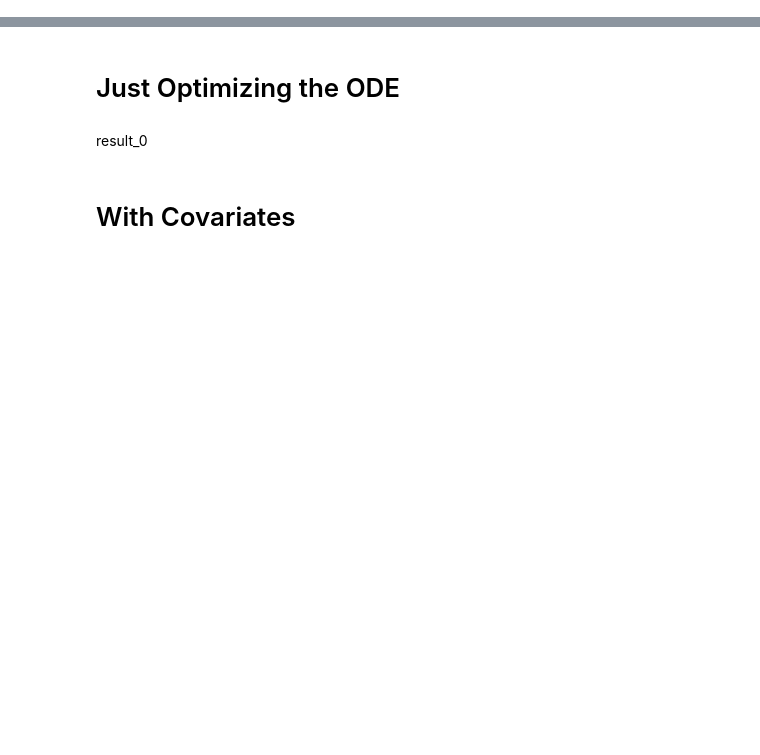
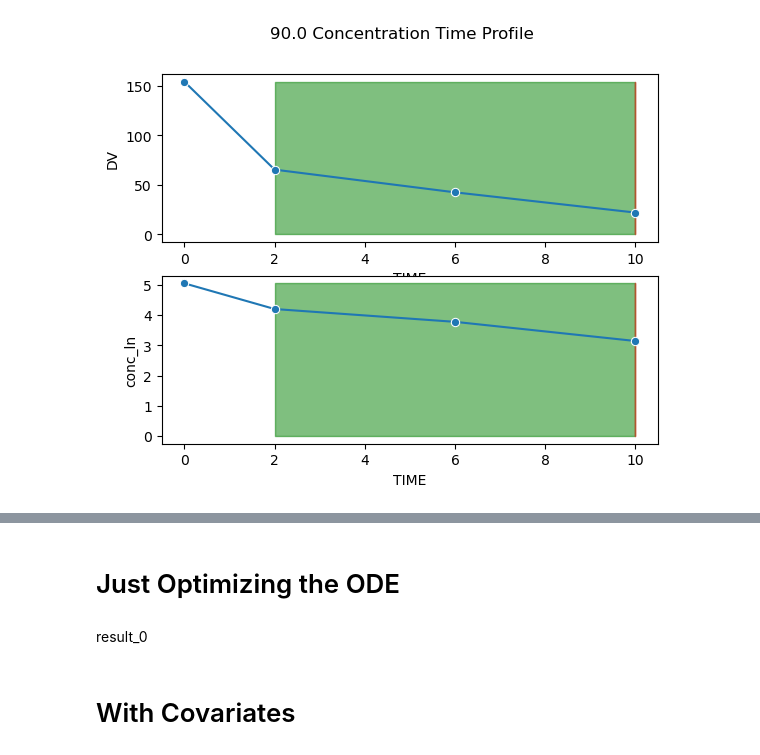
Before and after one commit to kelleyjbrady/NiceODE, a Jupyter notebook: t_0atDV_max_ode_solver_r.ipynb, the cells around one changed output, grey strips where cells are left out. Cells and saved outputs as stored; diff of their text form; code cells hidden in the pictures; blank space fills up the shorter version.

```diff
--- a/t_0atDV_max_ode_solver_r.ipynb
+++ b/t_0atDV_max_ode_solver_r.ipynb
@@ -88,7 +70,7 @@ dfs[0]
 from nca import identify_low_conc_zones, estimate_k_halflife
 
 
-zero_starts = identify_low_conc_zones(dfs, low_frac=.005, id_col = 'SUBJID')
+zero_starts = identify_low_conc_zones(dfs, low_frac=.2, id_col = 'SUBJID')
 ks = estimate_k_halflife(dfs, zero_zone_df=zero_starts, id_col = 'SUBJID')
 # %%
 ks['window_k_est'].describe()
@@ -153,3 +87,11 @@ def plot_nca_sections(df, id_col = 'ID', time_col = 'TIME', dv_col = 'CONC' ):
+# %%
+from nca import plot_nca_sections
+
+make_nca_plot = True
+if make_nca_plot:
+    plot_nca_sections(work_df.loc[work_df['SUBJID'] == 90, :], ks, id_col = 'SUBJID', dv_col = 'DV')
+# %% [output]
+[figure, added]
 # %%
 #plot the prepared data
 plot_subject_levels(work_df, y = 'DV')
```
Also changed, not shown: parts of 23 cells of this notebook, 1 other file.
